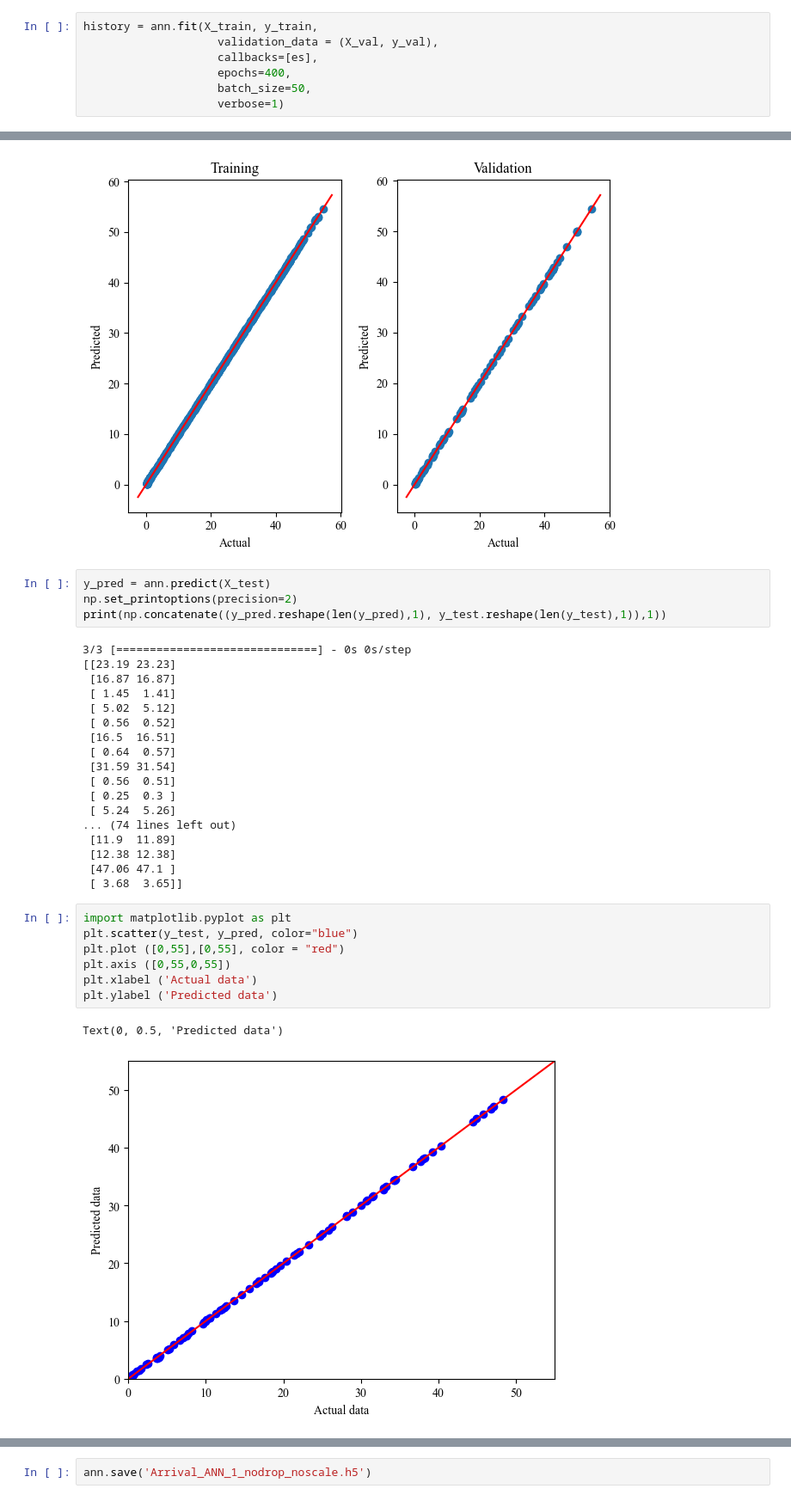
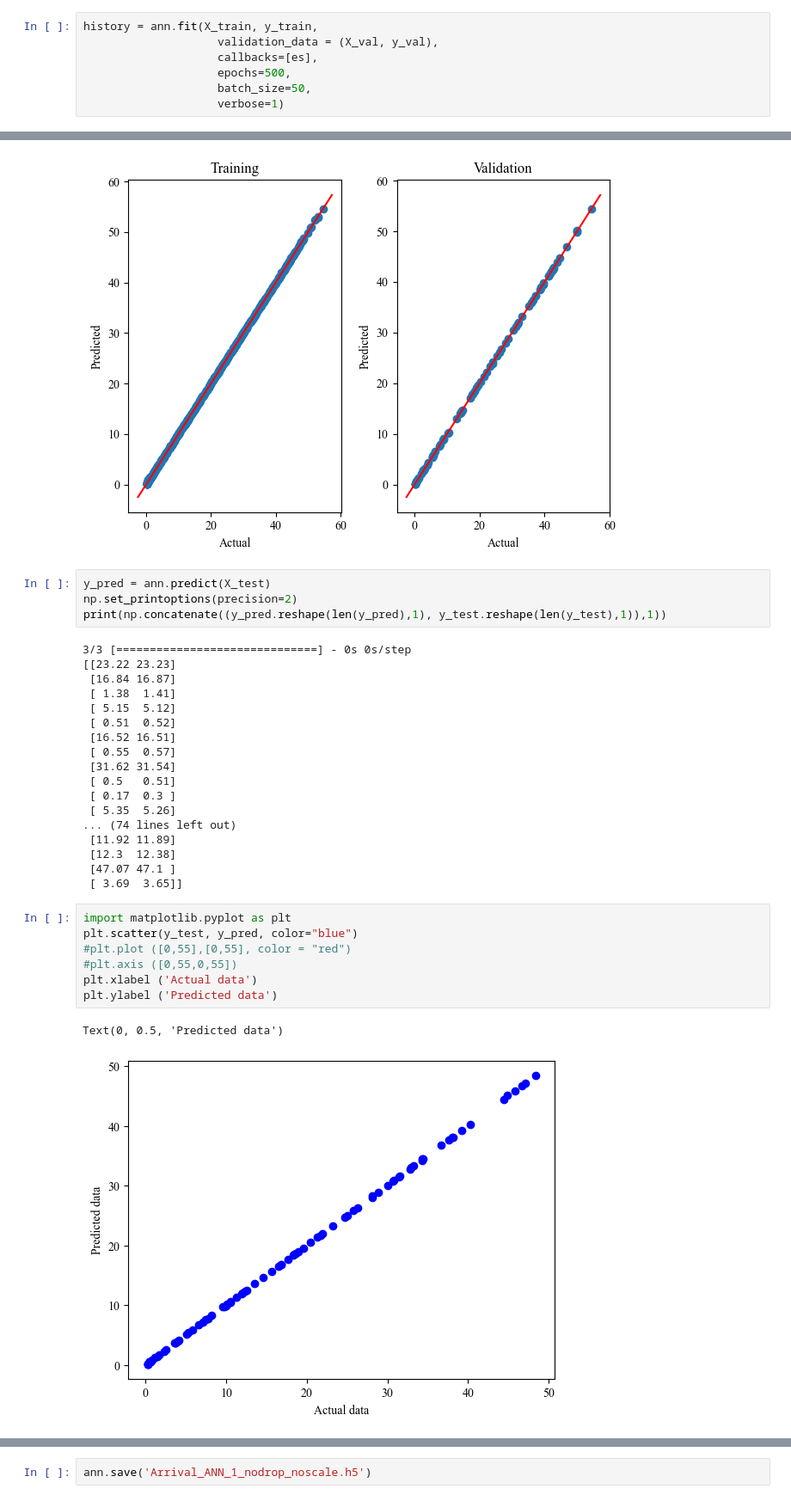
Before and after one commit to ChamodiWidanage/ANN_1D_2, a Jupyter notebook: Arrival_Time/Arival_ANN_model_1_nodrop_noscale.ipynb, the cells around one changed output, grey strips where cells are left out. Shown at 86% size. Saved outputs shown, nothing was run; the diff lists cells and outputs as text.

```diff
--- a/Arrival_Time/Arival_ANN_model_1_nodrop_noscale.ipynb
+++ b/Arrival_Time/Arival_ANN_model_1_nodrop_noscale.ipynb
@@ -157,7 +153,7 @@ es = EarlyStopping(monitor='val_loss',
 history = ann.fit(X_train, y_train,
                     validation_data = (X_val, y_val),
                     callbacks=[es],
-                    epochs=400,
+                    epochs=500,
                     batch_size=50,
                     verbose=1)
 # %% [output]
@@ -269,29 +285,29 @@ np.set_printoptions(precision=2)
 print(np.concatenate((y_pred.reshape(len(y_pred),1), y_test.reshape(len(y_test),1)),1))
 # %% [output]
 3/3 [==============================] - 0s 0s/step
-[[23.19 23.23]
- [16.87 16.87]
- [ 1.45  1.41]
- [ 5.02  5.12]
- [ 0.56  0.52]
- [16.5  16.51]
- [ 0.64  0.57]
- [31.59 31.54]
- [ 0.56  0.51]
- [ 0.25  0.3 ]
- [ 5.24  5.26]
+[[23.22 23.23]
+ [16.84 16.87]
+ [ 1.38  1.41]
+ [ 5.15  5.12]
+ [ 0.51  0.52]
+ [16.52 16.51]
+ [ 0.55  0.57]
+ [31.62 31.54]
+ [ 0.5   0.51]
+ [ 0.17  0.3 ]
+ [ 5.35  5.26]
 ... (74 lines left out)
- [11.9  11.89]
- [12.38 12.38]
- [47.06 47.1 ]
- [ 3.68  3.65]]
+ [11.92 11.89]
+ [12.3  12.38]
+ [47.07 47.1 ]
+ [ 3.69  3.65]]
 # %%
 import matplotlib.pyplot as plt
 plt.scatter(y_test, y_pred, color="blue")
-plt.plot ([0,55],[0,55], color = "red")
-plt.axis ([0,55,0,55])
+#plt.plot ([0,55],[0,55], color = "red")
+#plt.axis ([0,55,0,55])
 plt.xlabel ('Actual data')
 plt.ylabel ('Predicted data')
 # %% [output]
 Text(0, 0.5, 'Predicted data')
-[figure, old version]
+[figure, new version]
```
Also changed, not shown: parts of 28 cells of this notebook, 46 other files.
